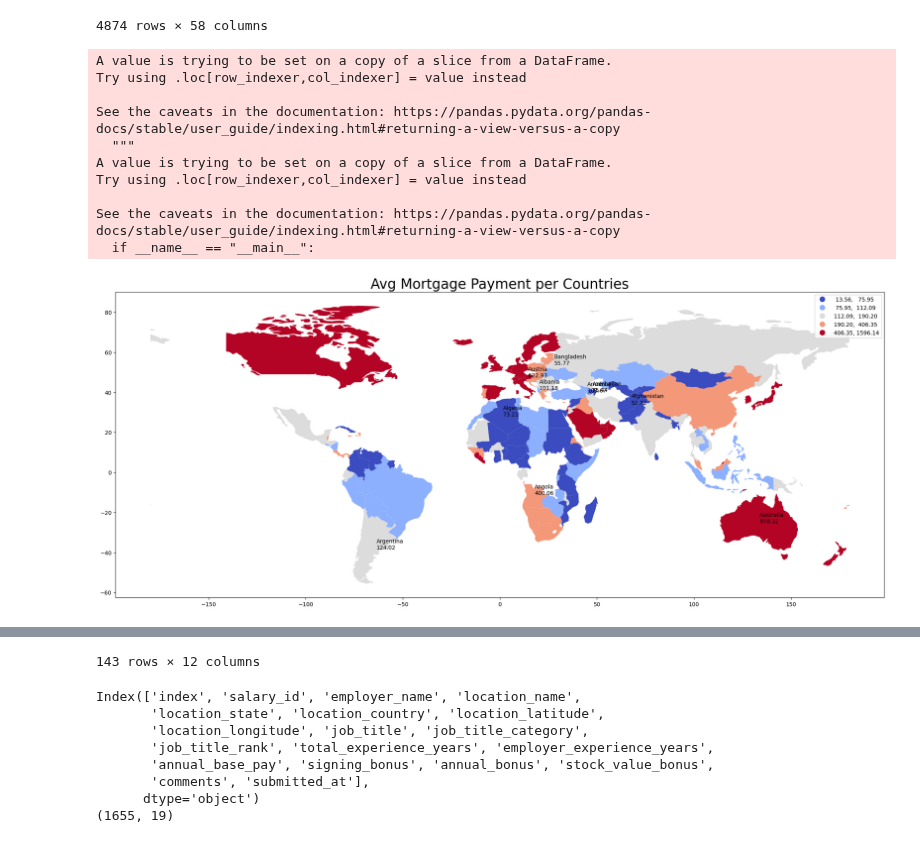
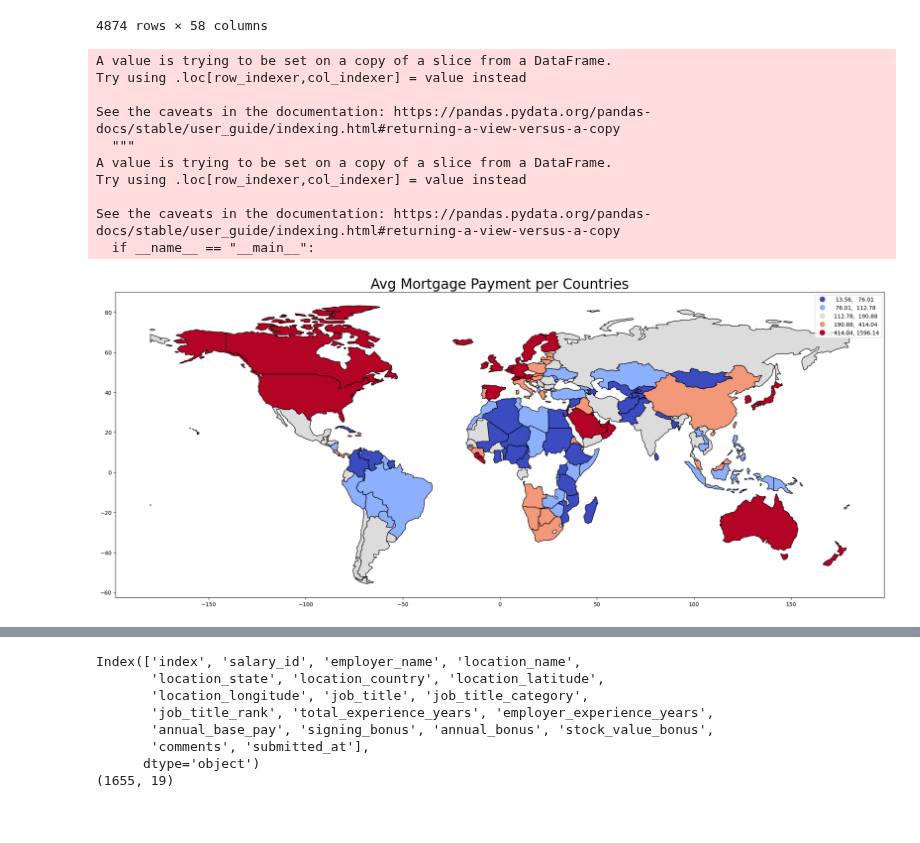
Before and after one commit to Reed-Carter/Global-Cost-of-Living, a Jupyter notebook: chloe.ipynb, the cells around one changed output, grey strips where cells are left out. Saved outputs shown, nothing was run; the diff lists cells and outputs as text; code cells hidden in the pictures.

Commit message:
Add rename function

```diff
--- a/chloe.ipynb
+++ b/chloe.ipynb
@@ -74,42 +71,41 @@ world = geopandas.read_file(geopandas.datasets.get_path('naturalearth_lowres'))
 # rename the columns so that we can merge with our data
 world.columns=['pop_est', 'continent', 'country', 'CODE', 'gdp_md_est', 'geometry']
 
+#rename US to match the name in world and mortgage_df
+def rename_countries(value):
+    if value == "United States":
+        return 'United States of America'
+    else:
+        return value
+mortgage_df['country'] = mortgage_df['country'].map(rename_countries)
+
 #sort country in world alphabetically
 world.sort_values(by=['country'], ascending=True, inplace=True)
 
 # then merge world with our data
 mortgage_geo = pd.merge(world,mortgage_df,on='country')
 
 # last thing we need to do is - merge again with our location data which contains each country’s latitude and longitude
 location=pd.read_csv('https://raw.githubusercontent.com/melanieshi0120/COVID-19_global_time_series_panel_data/master/data/countries_latitude_longitude.csv')
 mortgage_geo = mortgage_geo.merge(location,left_on='country', right_on='name').reset_index()
 
 # plot confirmed cases world map
-mortgage_geo.plot(column='Avg_mortgage_pmt', scheme="quantiles",
+mortgage_geo.plot(column='Avg_mortgage_pmt', scheme="quantiles", edgecolor="black",
            figsize=(25, 20),
            legend=True,cmap='coolwarm')
 
 plt.title('Avg Mortgage Payment per Countries',fontsize=25)
 
-# add countries names and numbers
-for i in range(0,10):
-    plt.text(float(mortgage_geo.longitude[i]),float(mortgage_geo.latitude[i]),"{}\n{}".format(mortgage_geo.name[i],mortgage_geo.Avg_mortgage_pmt[i]),size=10)
-#     plt.text(float(mortgage_df.longitude[i]),float(mortgage_df.latitude[i]),label='{}\n{}'.format(mortgage_df.name[i],mortgage_df.Avg_mortgage_pmt[i]))
-# datacursor(formatter='{label}'.format)
-
 plt.show()
-
-
-mortgage_geo
 # %% [output]
 A value is trying to be set on a copy of a slice from a DataFrame.
 Try using .loc[row_indexer,col_indexer] = value instead
 
 See the caveats in the documentation: https://pandas.pydata.org/pandas-docs/stable/user_guide/indexing.html#returning-a-view-versus-a-copy
   """
 A value is trying to be set on a copy of a slice from a DataFrame.
 Try using .loc[row_indexer,col_indexer] = value instead
 
 See the caveats in the documentation: https://pandas.pydata.org/pandas-docs/stable/user_guide/indexing.html#returning-a-view-versus-a-copy
   if __name__ == "__main__":
-[figure, old version]
+[figure, new version]
@@ -128 +111,0 @@ See the caveats in the documentation: https://pandas.pydata.org/pandas-docs/stab
-143 rows × 12 columns
```
Also changed, not shown: parts of 4 cells of this notebook.
